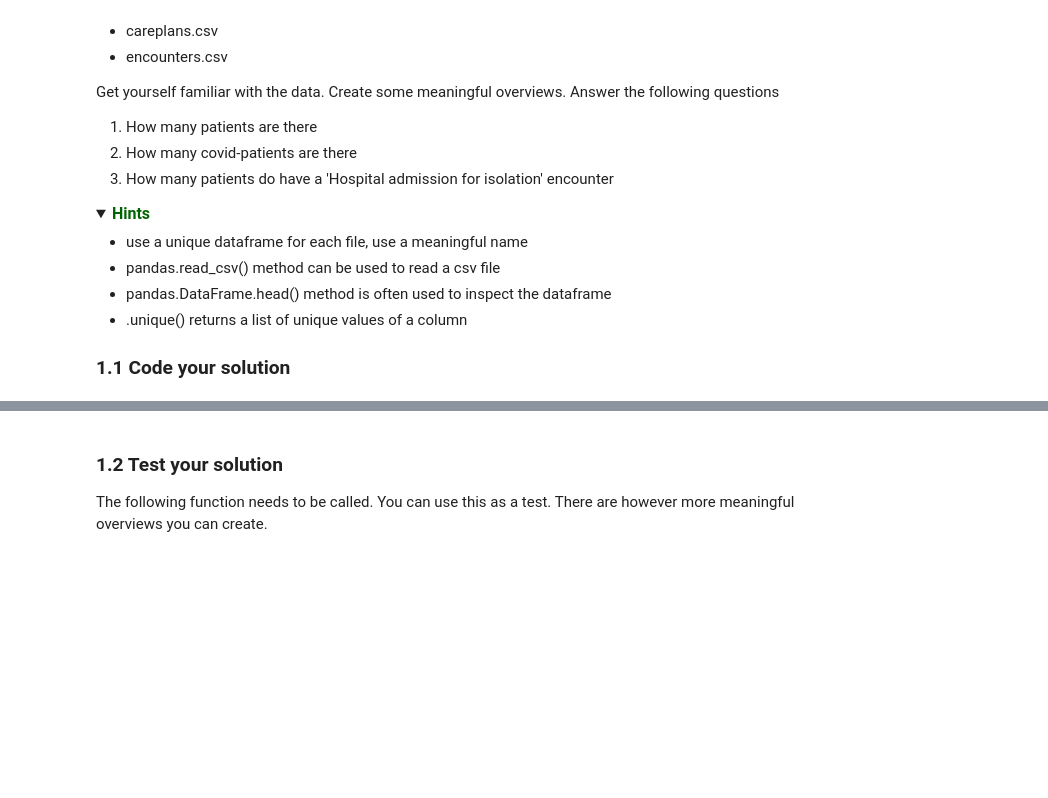
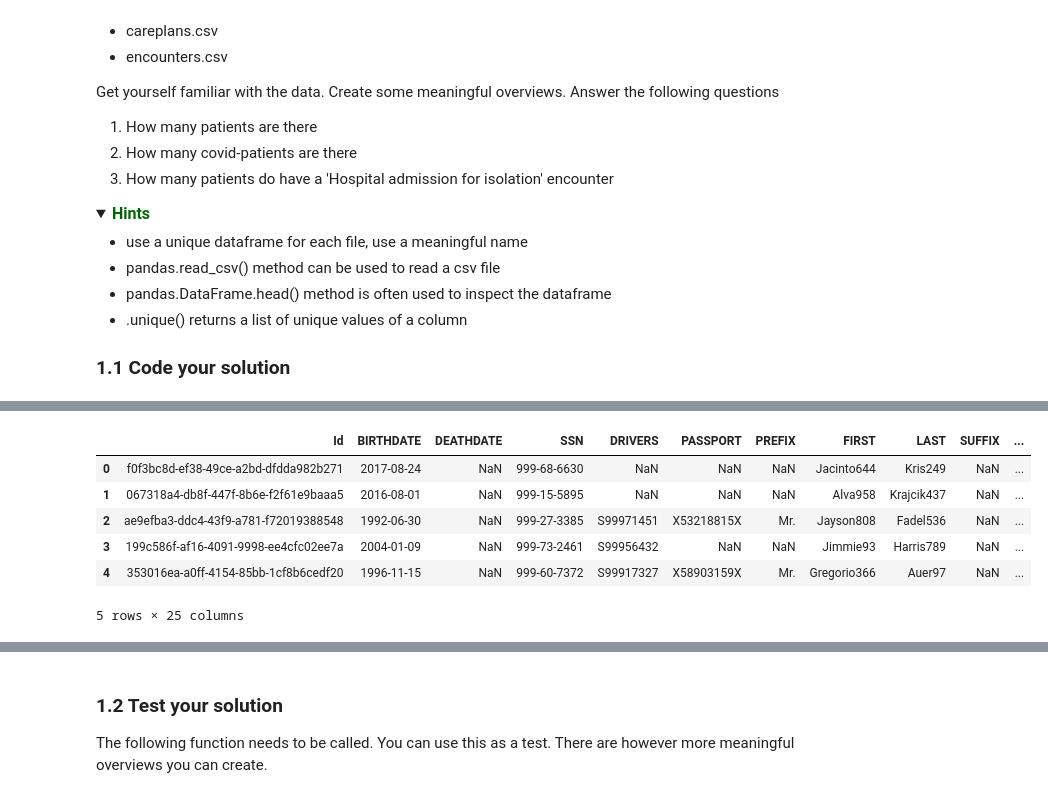
Before and after one commit to stijn-arends/BFVM19PROG1, a Jupyter notebook: assessments/Assignment_week_03.ipynb, the cells around one changed output, grey strips where cells are left out. Saved outputs shown, nothing was run; the diff lists cells and outputs as text; code cells hidden in the pictures; folded sections open; blank space fills up the shorter version.

```diff
--- a/assessments/Assignment_week_03.ipynb
+++ b/assessments/Assignment_week_03.ipynb
@@ -99,0 +148,10 @@ Get yourself familiar with the data. Create some meaningful overviews. Answer th
+# %%
+df_patients.head()
+# %% [output]
+|  | Id | BIRTHDATE | DEATHDATE | SSN | DRIVERS | PASSPORT | PREFIX | FIRST | LAST | SUFFIX | ... |
+| 0 | f0f3bc8d-ef38-49ce-a2bd-dfdda982b271 | 2017-08-24 | NaN | 999-68-6630 | NaN | NaN | NaN | Jacinto644 | Kris249 | NaN | ... |
+| 1 | 067318a4-db8f-447f-8b6e-f2f61e9baaa5 | 2016-08-01 | NaN | 999-15-5895 | NaN | NaN | NaN | Alva958 | Krajcik437 | NaN | ... |
+| 2 | ae9efba3-ddc4-43f9-a781-f72019388548 | 1992-06-30 | NaN | 999-27-3385 | S99971451 | X53218815X | Mr. | Jayson808 | Fadel536 | NaN | ... |
+| 3 | 199c586f-af16-4091-9998-ee4cfc02ee7a | 2004-01-09 | NaN | 999-73-2461 | S99956432 | NaN | NaN | Jimmie93 | Harris789 | NaN | ... |
+| 4 | 353016ea-a0ff-4154-85bb-1cf8b6cedf20 | 1996-11-15 | NaN | 999-60-7372 | S99917327 | X58903159X | Mr. | Gregorio366 | Auer97 | NaN | ... |
+5 rows × 25 columns
```
Also changed, not shown: parts of 28 cells of this notebook.
